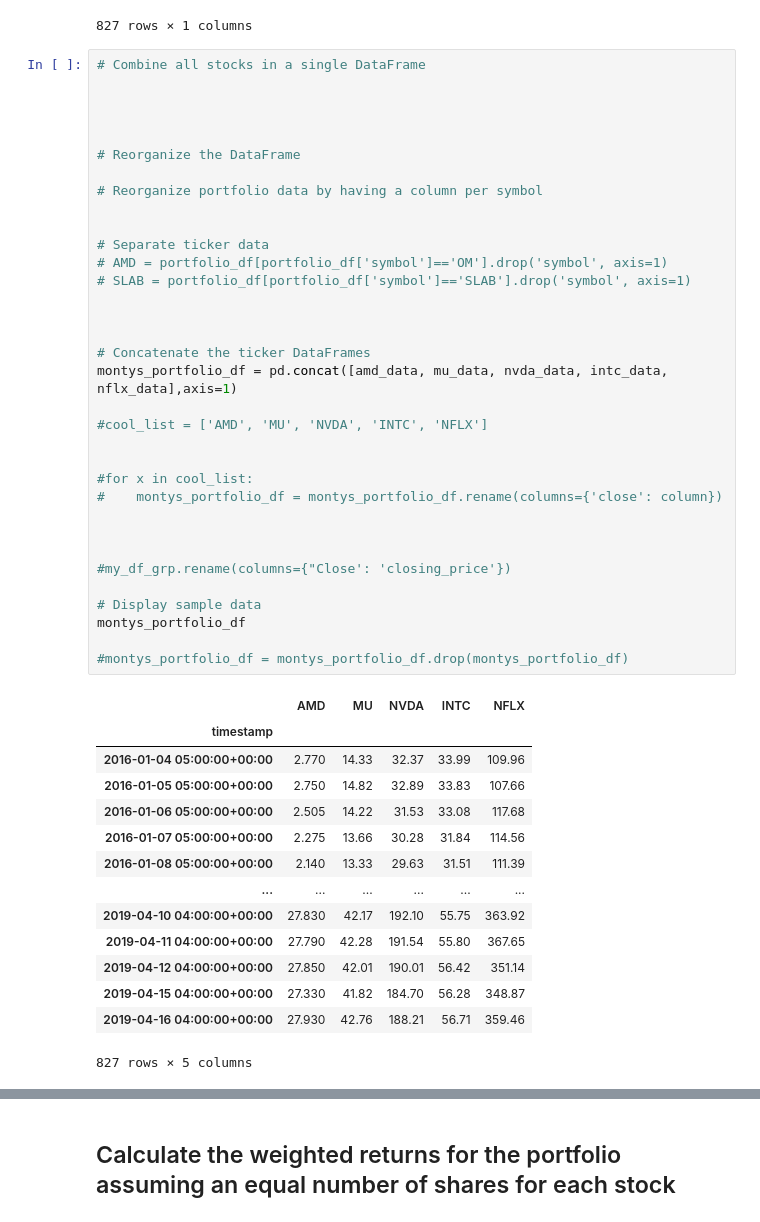
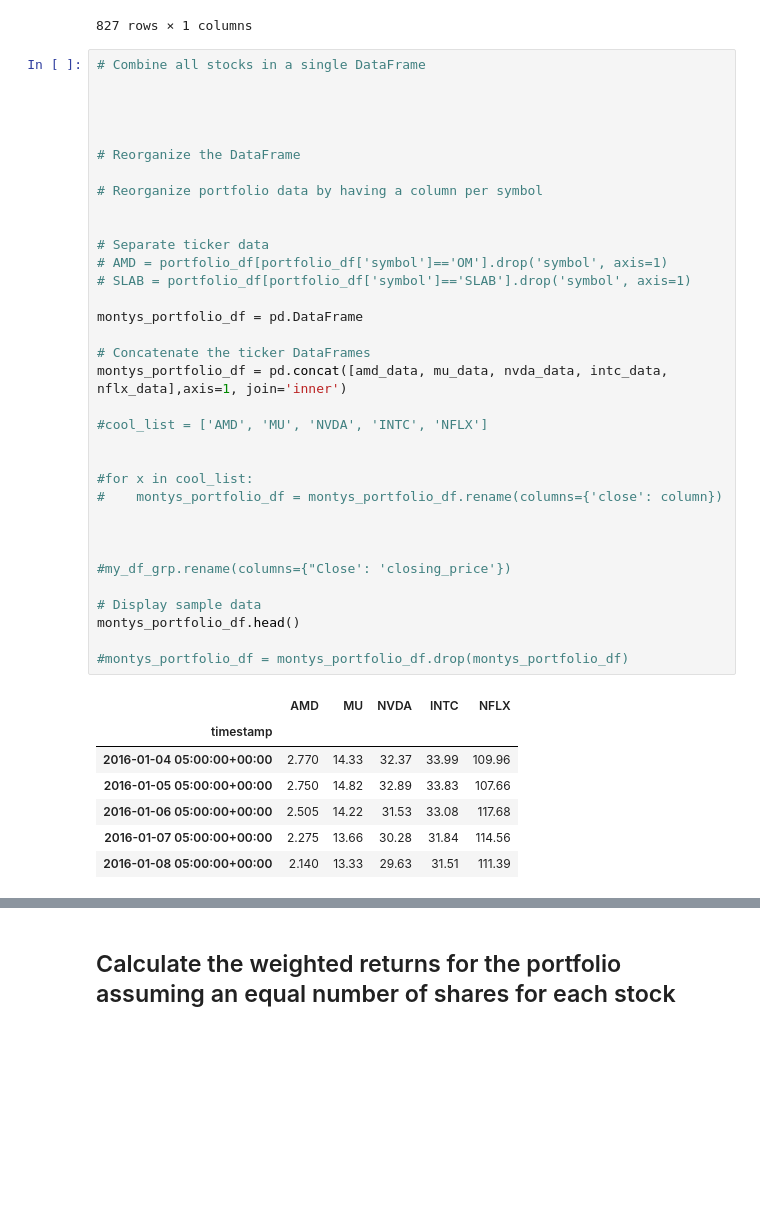
Before and after one commit to MontgomeryG/python-homework, a Jupyter notebook: Starter_Code 2/whale_analysis.ipynb, the cells around one changed output, grey strips where cells are left out. Saved outputs shown, nothing was run; the diff lists cells and outputs as text; blank space fills up the shorter version.

```diff
--- a/Starter_Code 2/whale_analysis.ipynb
+++ b/Starter_Code 2/whale_analysis.ipynb
@@ -773,40 +759,33 @@ nflx_data
 
 
 # Separate ticker data
 # AMD = portfolio_df[portfolio_df['symbol']=='OM'].drop('symbol', axis=1)
 # SLAB = portfolio_df[portfolio_df['symbol']=='SLAB'].drop('symbol', axis=1)
 
-
+montys_portfolio_df = pd.DataFrame
 
 # Concatenate the ticker DataFrames
-montys_portfolio_df = pd.concat([amd_data, mu_data, nvda_data, intc_data, nflx_data],axis=1)
+montys_portfolio_df = pd.concat([amd_data, mu_data, nvda_data, intc_data, nflx_data],axis=1, join='inner')
 
 #cool_list = ['AMD', 'MU', 'NVDA', 'INTC', 'NFLX']
 
 
 #for x in cool_list:
 #    montys_portfolio_df = montys_portfolio_df.rename(columns={'close': column})
 
 
 
 #my_df_grp.rename(columns={"Close': 'closing_price'})
 
 # Display sample data
-montys_portfolio_df
+montys_portfolio_df.head()
 
 #montys_portfolio_df = montys_portfolio_df.drop(montys_portfolio_df)
 # %% [output]
 |  | AMD | MU | NVDA | INTC | NFLX |
 | timestamp |  |  |  |  |  |
 | 2016-01-04 05:00:00+00:00 | 2.770 | 14.33 | 32.37 | 33.99 | 109.96 |
 | 2016-01-05 05:00:00+00:00 | 2.750 | 14.82 | 32.89 | 33.83 | 107.66 |
 | 2016-01-06 05:00:00+00:00 | 2.505 | 14.22 | 31.53 | 33.08 | 117.68 |
 | 2016-01-07 05:00:00+00:00 | 2.275 | 13.66 | 30.28 | 31.84 | 114.56 |
 | 2016-01-08 05:00:00+00:00 | 2.140 | 13.33 | 29.63 | 31.51 | 111.39 |
-| ... | ... | ... | ... | ... | ... |
-| 2019-04-10 04:00:00+00:00 | 27.830 | 42.17 | 192.10 | 55.75 | 363.92 |
-| 2019-04-11 04:00:00+00:00 | 27.790 | 42.28 | 191.54 | 55.80 | 367.65 |
-| 2019-04-12 04:00:00+00:00 | 27.850 | 42.01 | 190.01 | 56.42 | 351.14 |
-| 2019-04-15 04:00:00+00:00 | 27.330 | 41.82 | 184.70 | 56.28 | 348.87 |
-| 2019-04-16 04:00:00+00:00 | 27.930 | 42.76 | 188.21 | 56.71 | 359.46 |
-827 rows × 5 columns
```
Also changed, not shown: parts of 8 cells of this notebook.
